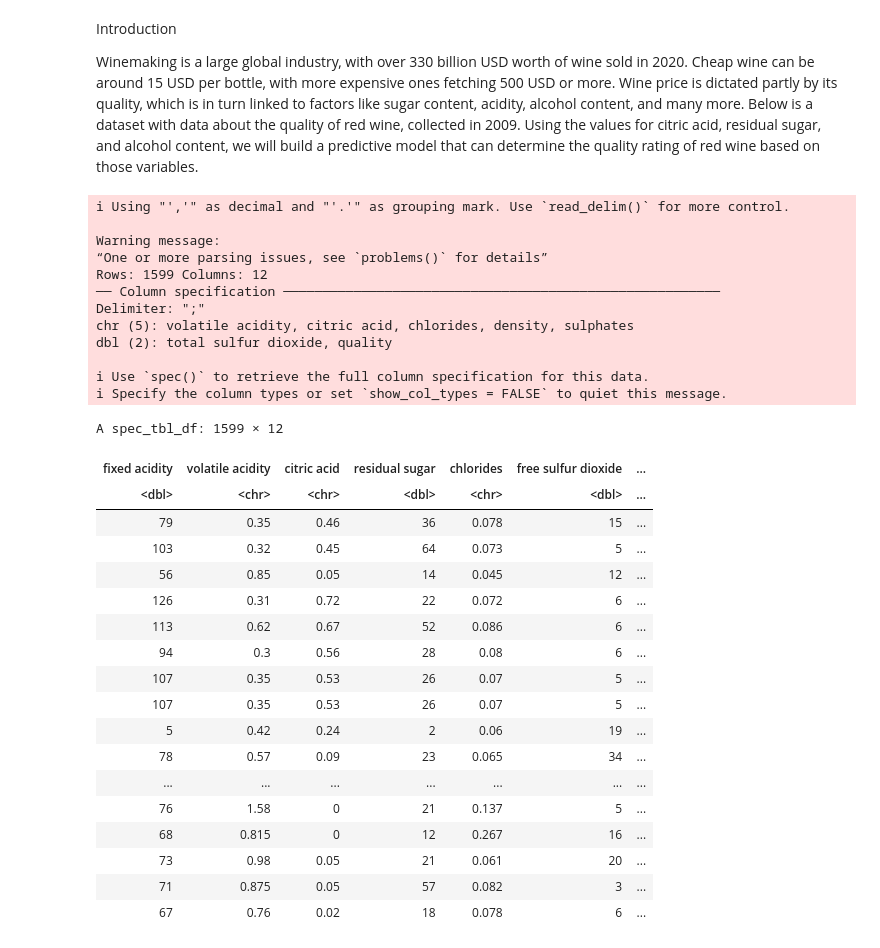
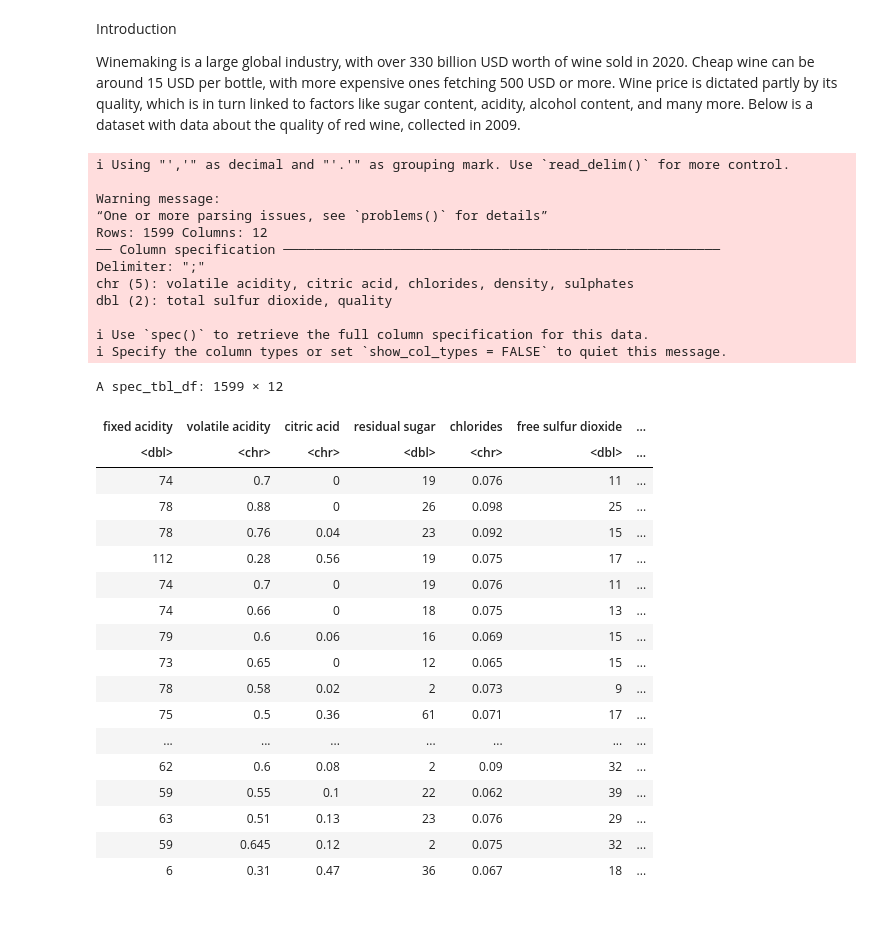
Before and after one commit to trushaan/f1_project_dsci100_163, a Jupyter notebook: proposal.ipynb, the cells around one changed output. Saved outputs shown, nothing was run; the diff lists cells and outputs as text; code cells hidden in the pictures; blank space fills up the shorter version.

```diff
--- a/proposal.ipynb
+++ b/proposal.ipynb
@@ -4,42 +22,39 @@ library(tidymodels)
 # %% [markdown]
 Introduction
 
-Winemaking is a large global industry, with over 330 billion USD worth of wine sold in 2020. Cheap wine can be around 15 USD per bottle, with more expensive ones fetching 500 USD or more. Wine price is dictated partly by its quality, which is in turn linked to factors like sugar content, acidity, alcohol content, and many more. Below is a dataset with data about the quality of red wine, collected in 2009. Using the values for citric acid, residual sugar, and alcohol content, we will build a predictive model that can determine the quality rating of red wine based on those variables.
+Winemaking is a large global industry, with over 330 billion USD worth of wine sold in 2020. Cheap wine can be around 15 USD per bottle, with more expensive ones fetching 500 USD or more. Wine price is dictated partly by its quality, which is in turn linked to factors like sugar content, acidity, alcohol content, and many more. Below is a dataset with data about the quality of red wine, collected in 2009.
 # %%
 red<- read_csv2("https://archive.ics.uci.edu/ml/machine-learning-databases/wine-quality/winequality-red.csv")
+red
 # %% [output]
 ℹ Using "','" as decimal and "'.'" as grouping mark. Use `read_delim()` for more control.
 
 Warning message:
 “One or more parsing issues, see `problems()` for details”
 Rows: 1599 Columns: 12
 ── Column specification ────────────────────────────────────────────────────────
 Delimiter: ";"
 chr (5): volatile acidity, citric acid, chlorides, density, sulphates
 dbl (2): total sulfur dioxide, quality
 
 ℹ Use `spec()` to retrieve the full column specification for this data.
 ℹ Specify the column types or set `show_col_types = FALSE` to quiet this message.
+A spec_tbl_df: 1599 × 12
+| fixed acidity | volatile acidity | citric acid | residual sugar | chlorides | free sulfur dioxide | ... |
+| <dbl> | <chr> | <chr> | <dbl> | <chr> | <dbl> | ... |
+| 74 | 0.7 | 0 | 19 | 0.076 | 11 | ... |
+| 78 | 0.88 | 0 | 26 | 0.098 | 25 | ... |
+| 78 | 0.76 | 0.04 | 23 | 0.092 | 15 | ... |
+| 112 | 0.28 | 0.56 | 19 | 0.075 | 17 | ... |
+| 74 | 0.7 | 0 | 19 | 0.076 | 11 | ... |
+| 74 | 0.66 | 0 | 18 | 0.075 | 13 | ... |
+| 79 | 0.6 | 0.06 | 16 | 0.069 | 15 | ... |
+| 73 | 0.65 | 0 | 12 | 0.065 | 15 | ... |
+| 78 | 0.58 | 0.02 | 2 | 0.073 | 9 | ... |
+| 75 | 0.5 | 0.36 | 61 | 0.071 | 17 | ... |
+| ... | ... | ... | ... | ... | ... | ... |
+| 62 | 0.6 | 0.08 | 2 | 0.09 | 32 | ... |
+| 59 | 0.55 | 0.1 | 22 | 0.062 | 39 | ... |
+| 63 | 0.51 | 0.13 | 23 | 0.076 | 29 | ... |
+| 59 | 0.645 | 0.12 | 2 | 0.075 | 32 | ... |
+| 6 | 0.31 | 0.47 | 36 | 0.067 | 18 | ... |
-# %%
-red_desc <- red |> arrange(desc(quality))
-red_desc
-# %% [output]
-A spec_tbl_df: 1599 × 12
-| fixed acidity | volatile acidity | citric acid | residual sugar | chlorides | free sulfur dioxide | ... |
-| <dbl> | <chr> | <chr> | <dbl> | <chr> | <dbl> | ... |
-| 79 | 0.35 | 0.46 | 36 | 0.078 | 15 | ... |
-| 103 | 0.32 | 0.45 | 64 | 0.073 | 5 | ... |
-| 56 | 0.85 | 0.05 | 14 | 0.045 | 12 | ... |
-| 126 | 0.31 | 0.72 | 22 | 0.072 | 6 | ... |
-| 113 | 0.62 | 0.67 | 52 | 0.086 | 6 | ... |
-| 94 | 0.3 | 0.56 | 28 | 0.08 | 6 | ... |
-| 107 | 0.35 | 0.53 | 26 | 0.07 | 5 | ... |
-| 107 | 0.35 | 0.53 | 26 | 0.07 | 5 | ... |
-| 5 | 0.42 | 0.24 | 2 | 0.06 | 19 | ... |
-| 78 | 0.57 | 0.09 | 23 | 0.065 | 34 | ... |
-| ... | ... | ... | ... | ... | ... | ... |
-| 76 | 1.58 | 0 | 21 | 0.137 | 5 | ... |
-| 68 | 0.815 | 0 | 12 | 0.267 | 16 | ... |
-| 73 | 0.98 | 0.05 | 21 | 0.061 | 20 | ... |
-| 71 | 0.875 | 0.05 | 57 | 0.082 | 3 | ... |
-| 67 | 0.76 | 0.02 | 18 | 0.078 | 6 | ... |
```
Also changed, not shown: parts of 4 cells of this notebook.
